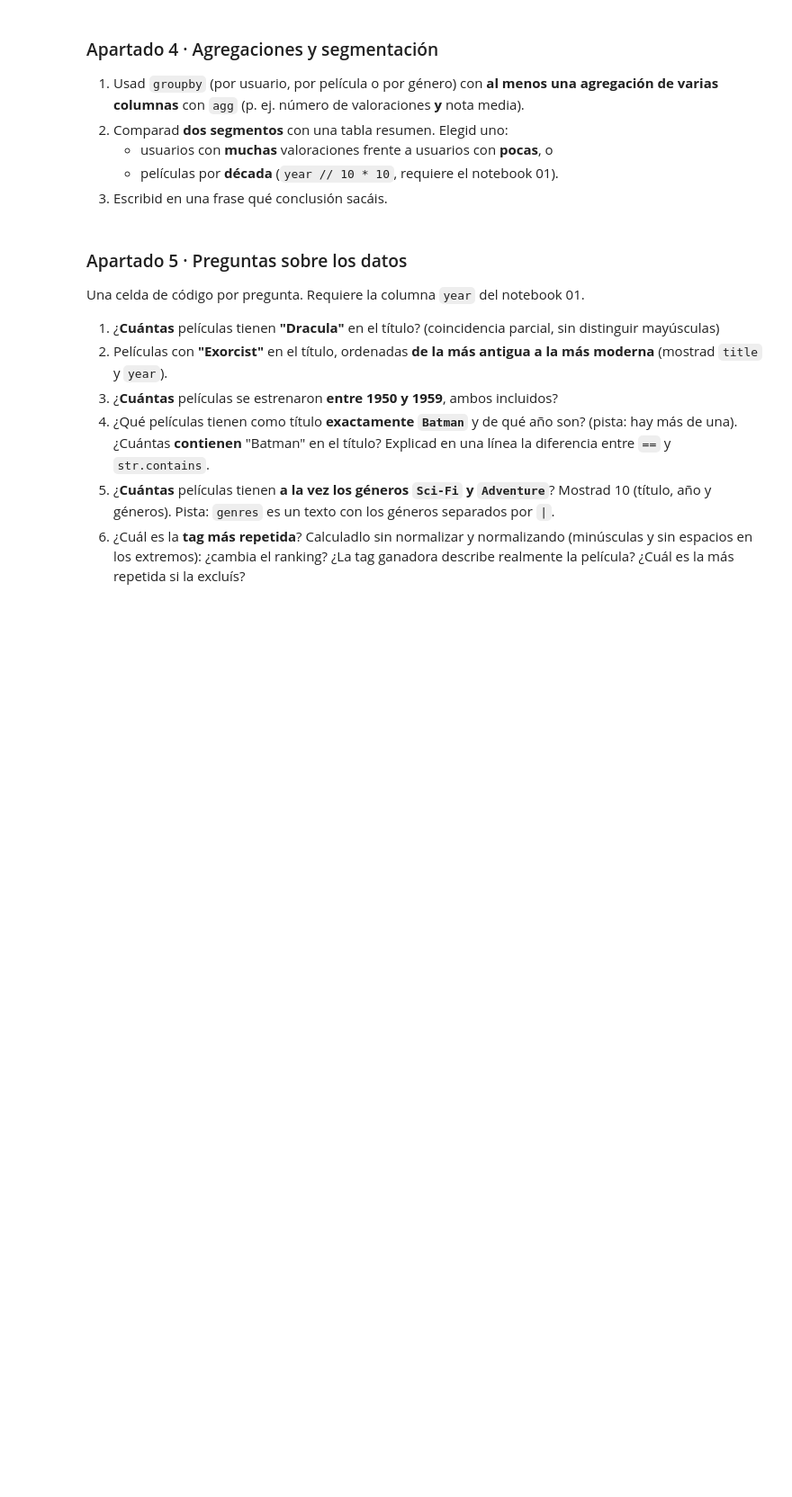
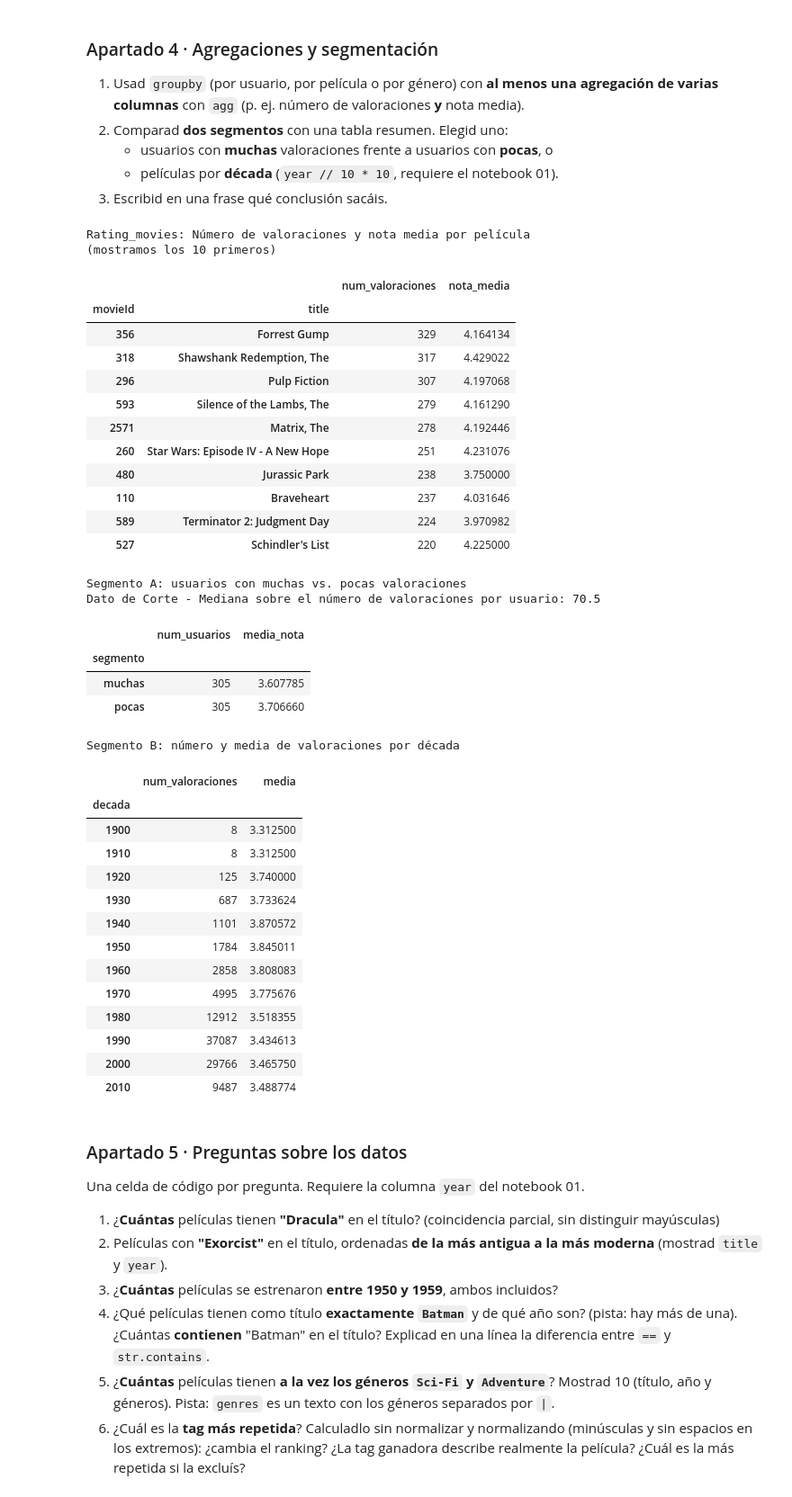
Before and after one commit to susanaferreras/TC01-Catalogo-Peliculas, a Jupyter notebook: notebooks/02_analisis.ipynb, the cells around one changed output. Shown at 90% size. Drawn from its saved outputs; the diff is of its cells as text; code cells hidden in the pictures; blank space fills up the shorter version.

```diff
--- a/notebooks/02_analisis.ipynb
+++ b/notebooks/02_analisis.ipynb
@@ -59,6 +230,84 @@ print(movies.shape, ratings.shape, tags.shape)
 3. Escribid en una frase qué conclusión sacáis.
 # %%
 # --- Apartado 4: Agregaciones ---
+
+# Obtenemos el número de valoraciones y la nota media por película
+group_por_peli = df_ratings_movies.groupby(["movieId", "title"]).agg(num_valoraciones=("rating", "count"),
+                                                                     nota_media=("rating", "mean")
+).sort_values("num_valoraciones", ascending=False)
+
+print("\nRating_movies: Número de valoraciones y nota media por película")
+print("(mostramos los 10 primeros)")
+display(group_por_peli.head(10))
+
+# --- Segmento A: número de usuarios con muchas vs. pocas valoraciones (corte en la mediana del número de valoraciones por usuario)
+# Agrupamos por usuario y obtenemos el número de valoracioens y la media
+group_por_usuario = df_ratings_movies.groupby("userId").agg(num_valoraciones=("rating", "count"),
+                                                            media=("rating", "mean"))
+
+# Obtenemos el corte: será la mediana de la columna num_valoraciones (mediana del número de valoraciones por usuario)
+corte_mediana = group_por_usuario["num_valoraciones"].median()
+
+# Añadimos nueva columna "segmento" con el resultado pocos < corte_mediana <= muchos sobre num_valoraciones
+group_por_usuario["segmento"] = np.where(group_por_usuario["num_valoraciones"] >= corte_mediana, "muchas", "pocas")
+
+# lo que tenemos agrupado por usuario con la marca muchas/pocas, volvemos a agruparlo por segmenteo (muchas/pocas)
+group_por_segmento = group_por_usuario.groupby("segmento").agg(num_usuarios=("num_valoraciones", "count"),
+                                                               media_nota=("media", "mean")
+)
+
+# imprimimos la salida
+print("\nSegmento A: usuarios con muchas vs. pocas valoraciones")
+print("Dato de Corte - Mediana sobre el número de valoraciones por usuario:", corte_mediana)
+display(group_por_segmento)
+
+# --- Segmento B (alternativa): número y media de valoraciones por década
+# Añadimos una nueva columna década
+df_ratings_movies["decada"] = df_ratings_movies["year"] // 10 * 10
+
+# Agrupamos por década y obtenemos el número de valoraciones la media
+group_por_decada = df_ratings_movies.groupby("decada").agg(num_valoraciones=("rating", "count"),
+                                                          media=("rating", "mean"))
+
+# imprimimos la salida
+print("\nSegmento B: número y media de valoraciones por década")
+display(group_por_decada)
+# %% [output]
+Rating_movies: Número de valoraciones y nota media por película
+(mostramos los 10 primeros)
+|  |  | num_valoraciones | nota_media |
+| movieId | title |  |  |
+| 356 | Forrest Gump | 329 | 4.164134 |
+| 318 | Shawshank Redemption, The | 317 | 4.429022 |
+| 296 | Pulp Fiction | 307 | 4.197068 |
+| 593 | Silence of the Lambs, The | 279 | 4.161290 |
+| 2571 | Matrix, The | 278 | 4.192446 |
+| 260 | Star Wars: Episode IV - A New Hope | 251 | 4.231076 |
+| 480 | Jurassic Park | 238 | 3.750000 |
+| 110 | Braveheart | 237 | 4.031646 |
+| 589 | Terminator 2: Judgment Day | 224 | 3.970982 |
+| 527 | Schindler's List | 220 | 4.225000 |
+Segmento A: usuarios con muchas vs. pocas valoraciones
+Dato de Corte - Mediana sobre el número de valoraciones por usuario: 70.5
+|  | num_usuarios | media_nota |
+| segmento |  |  |
+| muchas | 305 | 3.607785 |
+| pocas | 305 | 3.706660 |
+Segmento B: número y media de valoraciones por década
+|  | num_valoraciones | media |
+| decada |  |  |
+| 1900 | 8 | 3.312500 |
+| 1910 | 8 | 3.312500 |
+| 1920 | 125 | 3.740000 |
+| 1930 | 687 | 3.733624 |
+| 1940 | 1101 | 3.870572 |
+| 1950 | 1784 | 3.845011 |
+| 1960 | 2858 | 3.808083 |
+| 1970 | 4995 | 3.775676 |
+| 1980 | 12912 | 3.518355 |
+| 1990 | 37087 | 3.434613 |
+| 2000 | 29766 | 3.465750 |
+| 2010 | 9487 | 3.488774 |
 # %% [markdown]
 ### Apartado 5 · Preguntas sobre los datos
 
```
Also changed, not shown: parts of 12 cells of this notebook.
